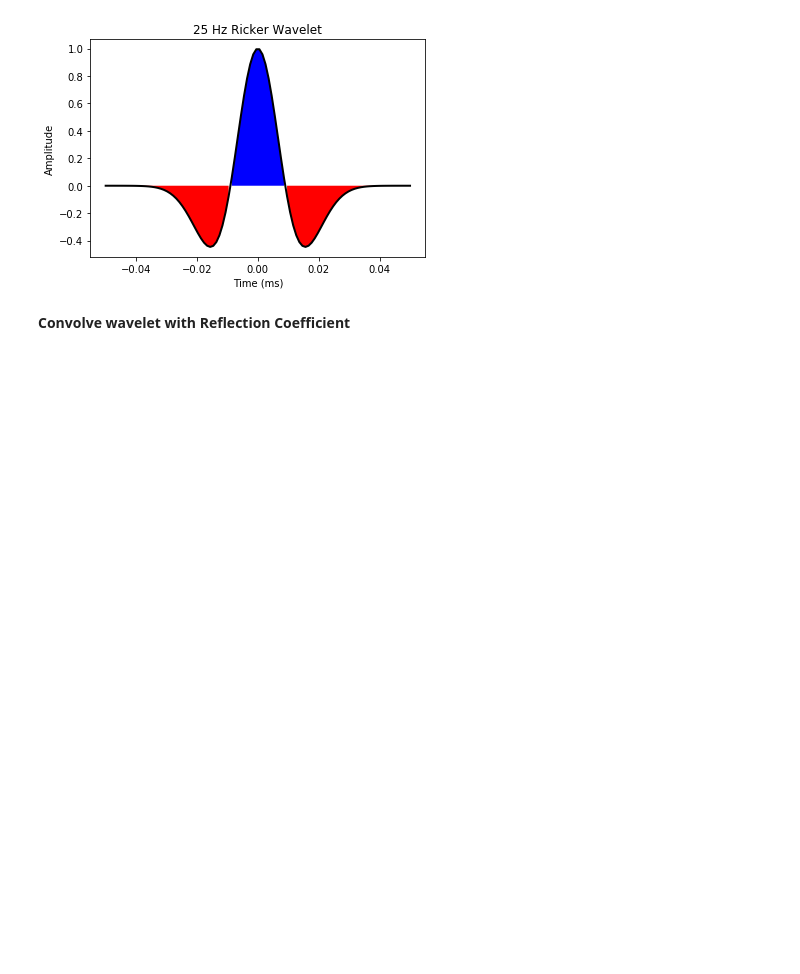
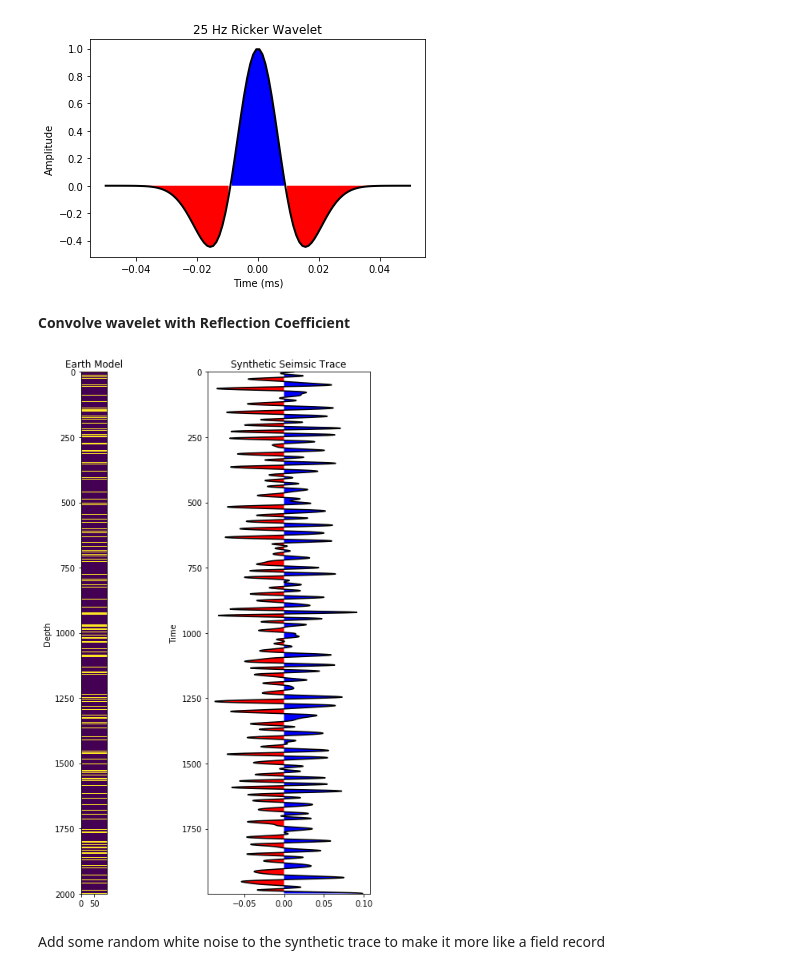
Before and after one commit to bdowdell/automatic_well_tie, a Jupyter notebook: nb/prototyping.ipynb, the cells around one changed output. Cells and saved outputs as stored; diff of their text form; code cells hidden in the pictures; blank space fills up the shorter version.

```diff
--- a/nb/prototyping.ipynb
+++ b/nb/prototyping.ipynb
@@ -212,3 +212,33 @@ plt.show()
 [figure]
 # %% [markdown]
 **Convolve wavelet with Reflection Coefficient**
+# %%
+def convolve(rc, wavelet):
+    synth = np.apply_along_axis(lambda t: np.convolve(t, wavelet, mode="same"), axis=0, arr=rc)
+    return synth
+# %%
+synth_seis_trace = convolve(rc_seq, ricker25)
+# %%
+fig = plt.figure(figsize=(8,12))
+
+ax1 = fig.add_subplot(1,2,1)
+ax1.imshow(lith.T)
+ax1.set_ylim(0, n_samples)
+ax1.invert_yaxis()
+ax1.set_ylabel('Depth')
+ax1.set_title('Earth Model')
+
+ax2 = fig.add_subplot(1,2,2)
+ax2.plot(synth_seis_trace, range(0, len(synth_seis_trace)), 'k')
+ax2.fill_betweenx(range(0, len(synth_seis_trace)), 0, synth_seis_trace, where=synth_seis_trace<=0, facecolor='red')
+ax2.fill_betweenx(range(0, len(synth_seis_trace)), 0, synth_seis_trace, where=synth_seis_trace>=0, facecolor='blue')
+ax2.set_ylim(0, len(synth_seis_trace))
+ax2.invert_yaxis()
+ax2.set_ylabel('Time')
+ax2.set_title('Synthetic Seimsic Trace')
+
+plt.show()
+# %% [output]
+[figure, added]
+# %% [markdown]
+Add some random white noise to the synthetic trace to make it more like a field record
```
Also changed, not shown: parts of 2 cells of this notebook.
